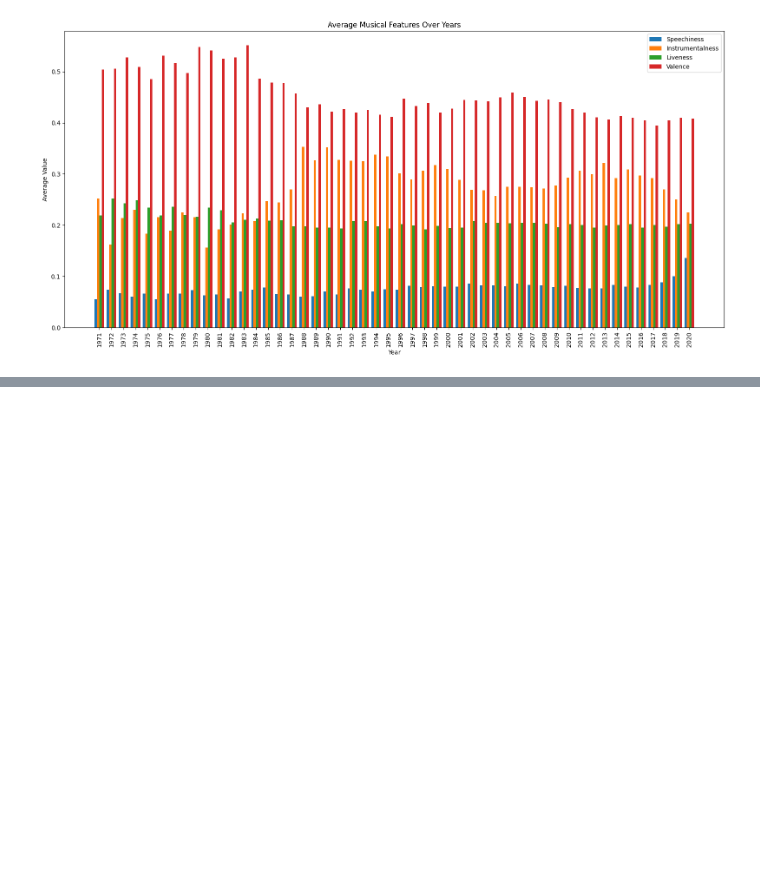
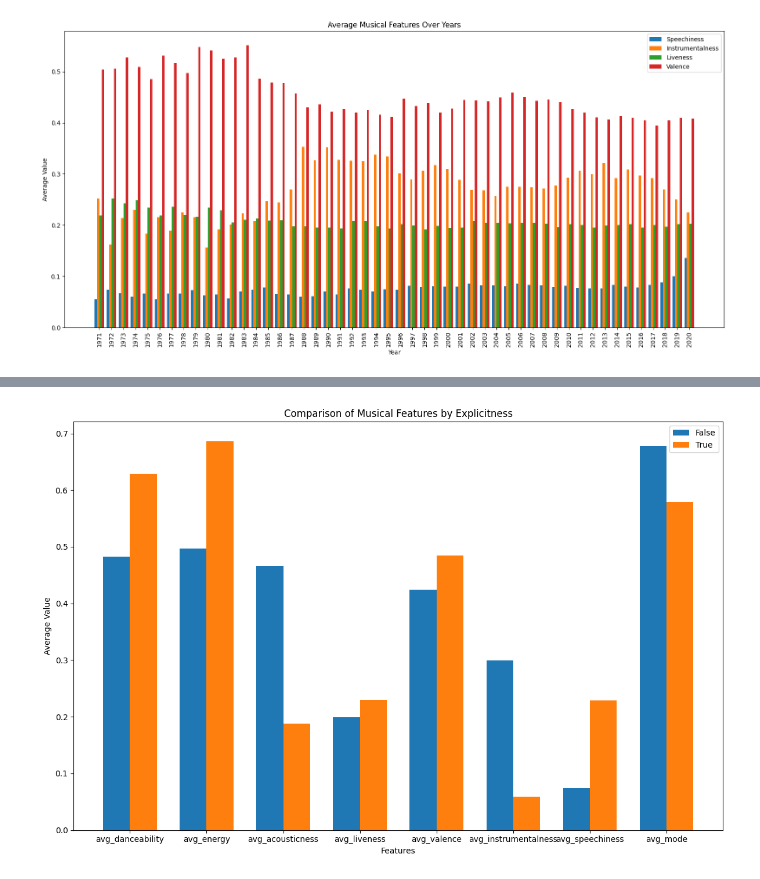
Before and after one commit to eslami200117/Data-Science, a Jupyter notebook: CA3/CA3.ipynb, the cells around one changed output, grey strips where cells are left out. Cells and saved outputs as stored; diff of their text form; code cells hidden in the pictures; blank space fills up the shorter version.

```diff
--- a/CA3/CA3.ipynb
+++ b/CA3/CA3.ipynb
@@ -333,0 +352,37 @@ plt.show()
+# %%
+avg_values_df = spotify_data_clean.groupBy("explicit") \
+                  .agg(avg("danceability").alias("avg_danceability"),
+                       avg("energy").alias("avg_energy"),
+                       avg("acousticness").alias("avg_acousticness"),
+                       avg("liveness").alias("avg_liveness"),
+                       avg("instrumentalness").alias("avg_instrumentalness"),
+                       avg("speechiness").alias("avg_speechiness"),
+                       avg("mode").alias("avg_mode"),
+                       avg("valence").alias("avg_valence")) \
+                  .orderBy("explicit")
+
+# Extract data for plotting
+features = ["avg_danceability", "avg_energy", "avg_acousticness", "avg_liveness", "avg_valence", "avg_instrumentalness", "avg_speechiness", "avg_mode"]
+labels = ["False", "True"]
+values = avg_values_df.select(features).rdd.flatMap(lambda x: x).collect()
+
+# Create Side-by-Side Bar Plot
+x = np.arange(len(features))
+width = 0.35
+
+fig, ax = plt.subplots(figsize=(12, 8))
+rects1 = ax.bar(x - width/2, values[:8], width, label=labels[0])
+rects2 = ax.bar(x + width/2, values[8:], width, label=labels[1])
+
+ax.set_xlabel('Features')
+ax.set_ylabel('Average Value')
+ax.set_title('Comparison of Musical Features by Explicitness')
+ax.set_xticks(x)
+
+ax.set_xticklabels(features)
+ax.legend()
+
+plt.tight_layout()
+plt.show()
+# %% [output]
+[figure, added]
```
Also changed, not shown: parts of 2 cells of this notebook.
